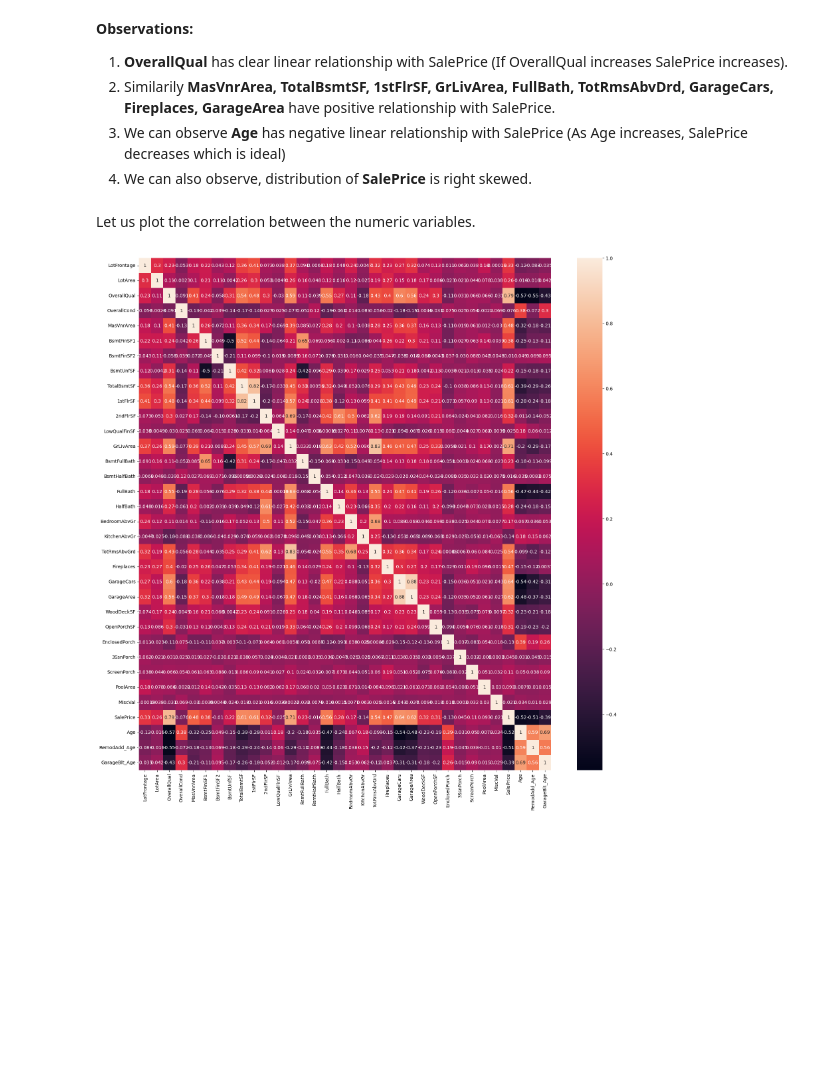
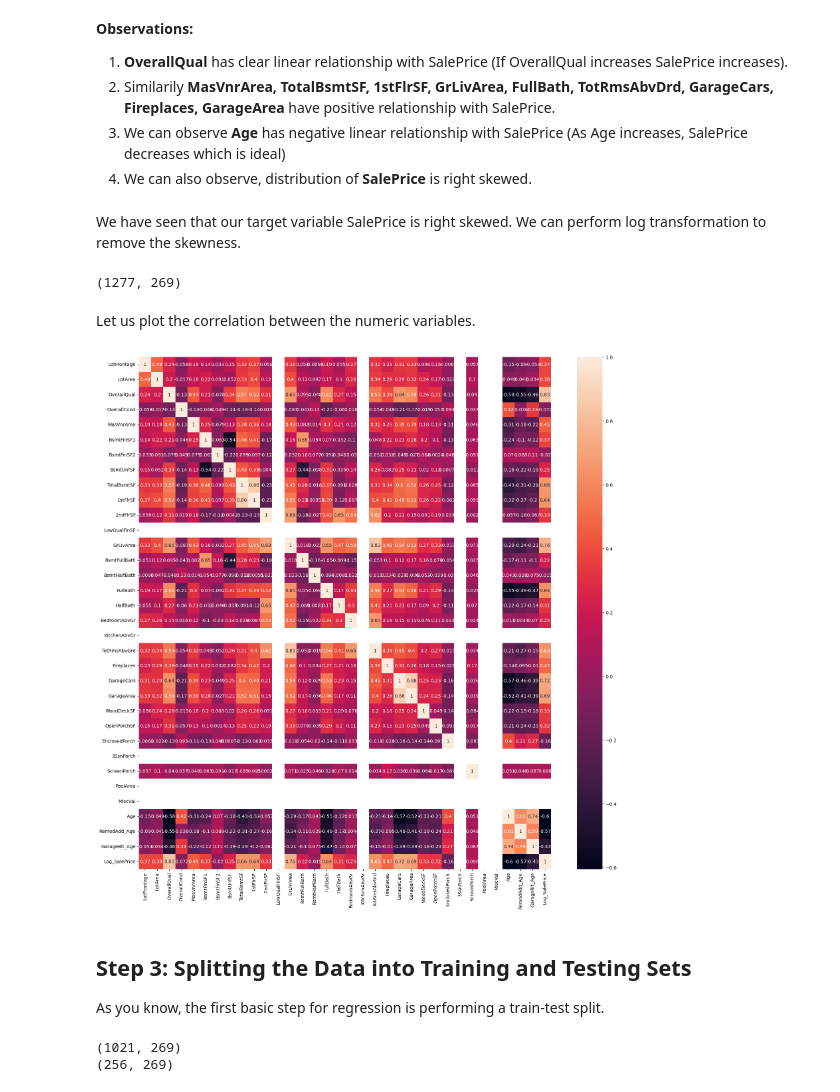
Before and after one commit to shivasaibondugula/House-price-prediction, a Jupyter notebook: House-price-prediction.ipynb, the cells around one changed output. Drawn from its saved outputs; the diff is of its cells as text; code cells hidden in the pictures; blank space fills up the shorter version.

```diff
--- a/House-price-prediction.ipynb
+++ b/House-price-prediction.ipynb
@@ -236,3 +250,13 @@ data.head()
+# %%
+def remove_outliers(df, col_list):
+    for i in col_list:
+        quantile1 = df[i].quantile(0.05)
+        quantile3 = df[i].quantile(0.95)
+        inter_quantile_range = quantile3 - quantile1
+        df = df[(df[i] >= quantile1-2.5*inter_quantile_range) & (df[i] <= quantile3+2.5*inter_quantile_range)]
+    return df
+numeric_data = data.select_dtypes(include = ['float64','int64'])
+data = remove_outliers(data,list(numeric_data.columns))
 # %% [markdown]
 ## Step 2: Data preparation and Visualising
 
@@ -360,13 +384,28 @@ pair_plot(col_list)
 2. Similarily **MasVnrArea, TotalBsmtSF, 1stFlrSF, GrLivArea, FullBath, TotRmsAbvDrd, GarageCars, Fireplaces, GarageArea** have positive relationship with SalePrice.
 3. We can observe **Age** has negative linear relationship with SalePrice (As Age increases, SalePrice decreases which is ideal)
 4. We can also observe, distribution of **SalePrice** is right skewed.
+# %% [markdown]
+We have seen that our target variable SalePrice is right skewed. We can perform log transformation to remove the skewness.
+# %%
+# Transforming 'SalePrice'
+data['Log_SalePrice']= np.log(data['SalePrice'])
+# %%
+data.drop(['SalePrice'], axis=1, inplace= True)
+data.shape
+# %% [output]
+(1277, 269)
 # %% [markdown]
 Let us plot the correlation between the numeric variables.
 # %%
+numeric_data = data.select_dtypes(include = ['float64','int64'])
 cor = numeric_data.corr()
 plt.figure(figsize=(20,20))
 
 sns.heatmap(cor, annot=True)
 plt.show()
 # %% [output]
-[figure, old version]
+[figure, new version]
+# %% [markdown]
+## Step 3: Splitting the Data into Training and Testing Sets
+
+As you know, the first basic step for regression is performing a train-test split.
@@ -372,0 +414,6 @@ plt.show()
+# %%
+print(df_train.shape)
+print(df_test.shape)
+# %% [output]
+(1021, 269)
+(256, 269)
```
Also changed, not shown: parts of 60 cells of this notebook.
